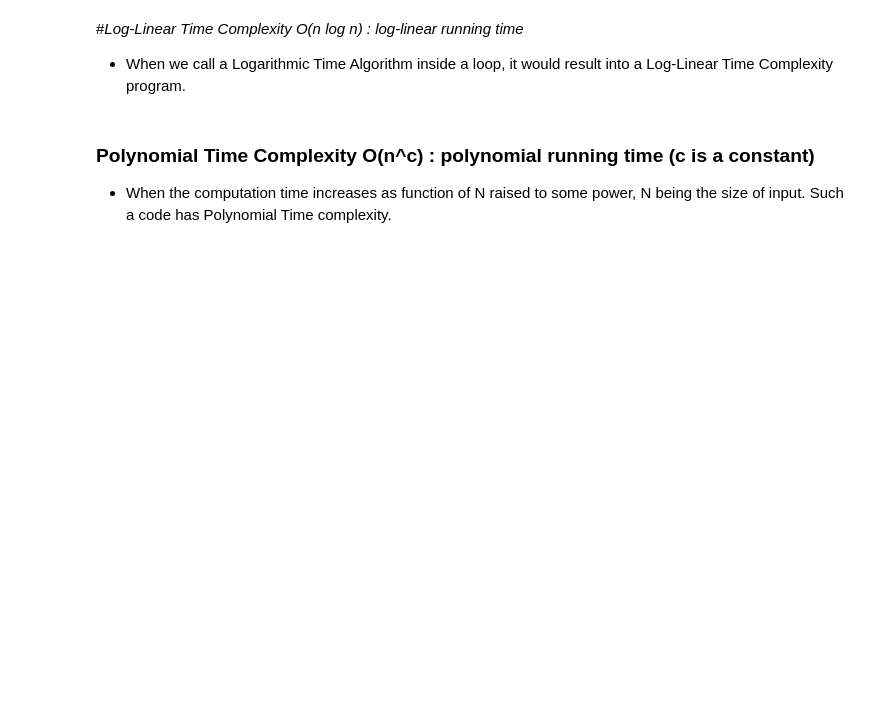
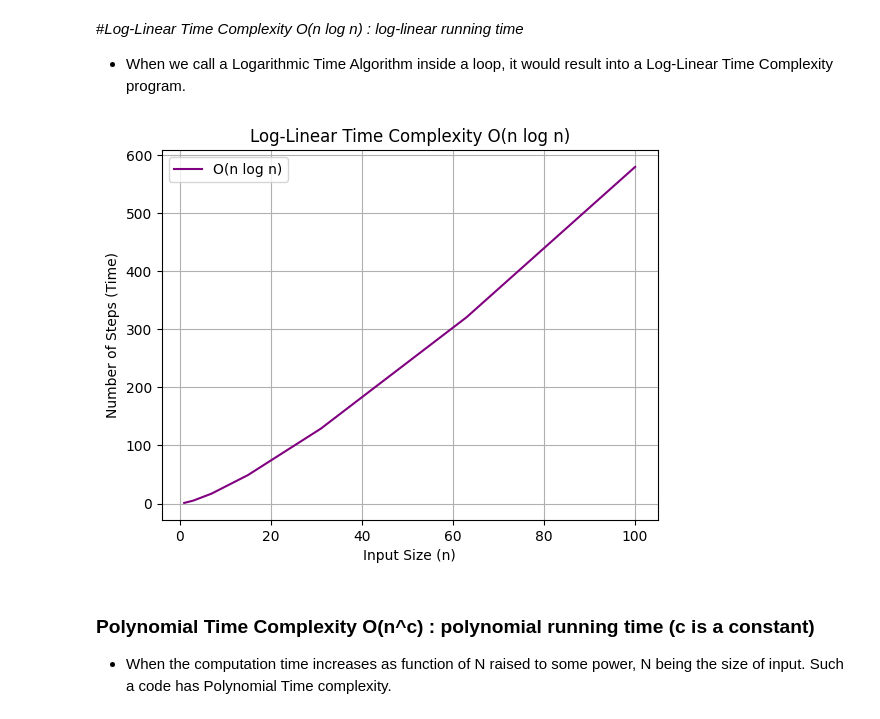
Before and after one commit to krishlall07/algo-lab, a Jupyter notebook: Lab_3_Growth_of_function.ipynb, the cells around one changed output. Cells and saved outputs as stored; diff of their text form; code cells hidden in the pictures; blank space fills up the shorter version.

```diff
--- a/Lab_3_Growth_of_function.ipynb
+++ b/Lab_3_Growth_of_function.ipynb
@@ -127,6 +161,52 @@ plt.show()
 result into a Log-Linear Time Complexity program.
 # %%
 #Prob_5 Take Suitable example and write function that runs in log-linear time. plot the graph as well, similar to above example.
+# %%
+import matplotlib.pyplot as plt
+import math
+
+
+def binary_search(arr, target):
+    low = 0
+    high = len(arr) - 1
+    steps = 0
+
+    while low <= high:
+        steps += 1
+        mid = (low + high) // 2
+        if arr[mid] == target:
+            return steps
+        elif arr[mid] < target:
+            low = mid + 1
+        else:
+            high = mid - 1
+
+    return steps
+
+
+def log_linear(n):
+    arr = list(range(1, n + 1))
+    total_steps = 0
+
+    for i in range(n):
+        total_steps += binary_search(arr, i + 1)
+
+    return total_steps
+
+
+n_values = list(range(1, 101))
+time_values = [log_linear(n) for n in n_values]
+
+
+plt.plot(n_values, time_values, label="O(n log n)", color="purple")
+plt.xlabel("Input Size (n)")
+plt.ylabel("Number of Steps (Time)")
+plt.title("Log-Linear Time Complexity O(n log n)")
+plt.grid(True)
+plt.legend()
+plt.show()
+# %% [output]
+[figure, added]
 # %% [markdown]
 ### Polynomial Time Complexity O(n^c) : polynomial running time (c is a constant)
 
```
Also changed, not shown: parts of 6 cells of this notebook.
